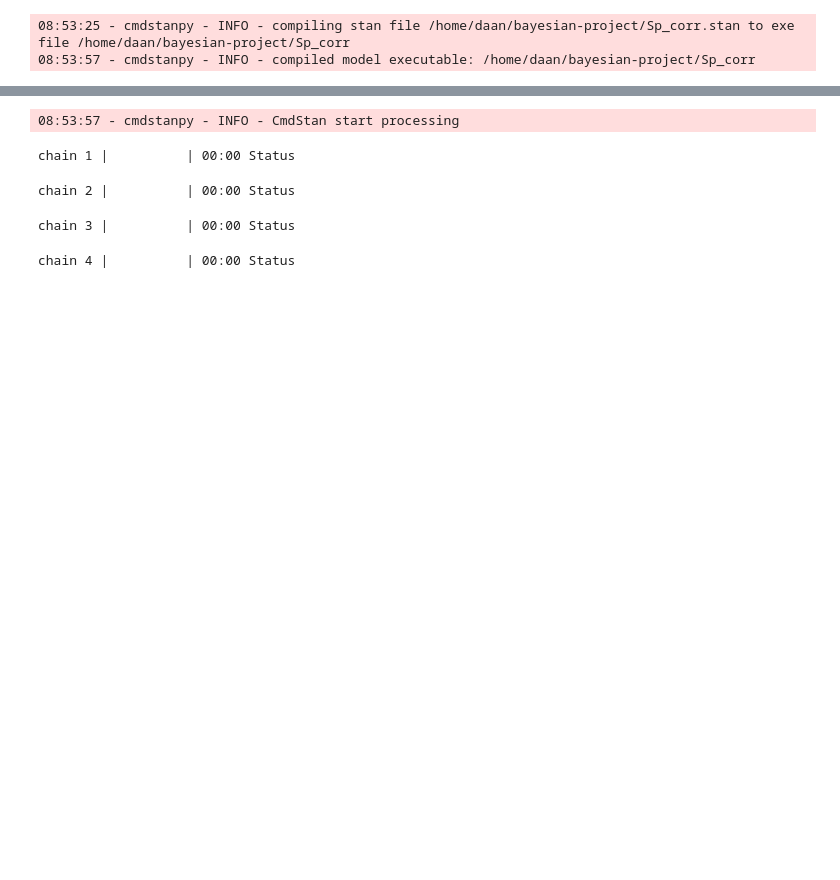
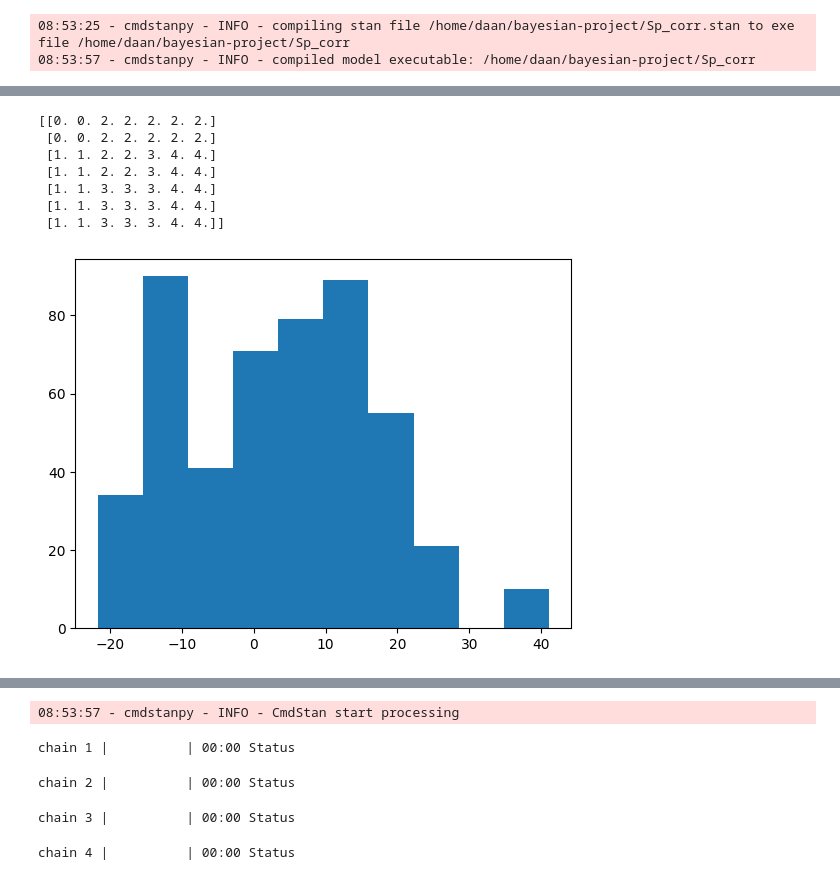
Before and after one commit to richilazza99/bayesian-project, a Jupyter notebook: Spatially_correlated_Simulated_Dataset.ipynb, the cells around one changed output, grey strips where cells are left out. Cells and saved outputs as stored; diff of their text form; code cells hidden in the pictures; blank space fills up the shorter version.

Commit message:
Now with dataset (7x7) 2 other dataset available: (10x10) from paper and (2x2) to test the code in markdown cell change cell type to use them

```diff
--- a/Spatially_correlated_Simulated_Dataset.ipynb
+++ b/Spatially_correlated_Simulated_Dataset.ipynb
@@ -251,0 +243,70 @@ print(Square_clus)
+# %%
+I = 49
+T = 10
+P = 3
+means = np.array([-5, 0, 5, -10, 10]) #vector of possible mean
+true_beta=np.array([[+5, +10 ,-3],[-5, +10, +3],[12 ,-4 ,0],[-1,-1,-1],[10,0,-9]])
+W_raw= np.zeros((I,I))
+true_clus=np.zeros((I,1),int)
+
+
+#Put the i in a matrix(7x7) saved by the sequence of rows
+# W(i,j)=1 if i and j have a shared side or corner
+# Divided in 5 groups
+Square_clus= np.zeros((7,7))
+Square_clus[2:,0:2]=np.ones((5,2))
+Square_clus[0:2,2:]=2*np.ones((2,5))
+Square_clus[2:,2:5]=3*np.ones((5,3))
+Square_clus[2:4,2:4]=2*np.ones((2,2))
+Square_clus[2:,5:]=4*np.ones((5,2))
+
+for i in range(I):
+    W_raw[i,i]=1
+    col_ind_i=int(i%7)
+    row_ind_i=int((i-col_ind_i)/7)
+    true_clus[i]= Square_clus[row_ind_i,col_ind_i]
+    for j in range(i):
+        col_ind_j=int(j%7)
+        row_ind_j=int((j-col_ind_j)/7)
+
+        if(abs(row_ind_i-row_ind_j)<=1 and abs(col_ind_i-col_ind_j)<=1):
+            W_raw[i,j]=1
+            W_raw[j,i]=1
+
+#Build X random
+X = np.ones((I*T,P+1)) # in this way the first column is made by one
+for i in range(I*T):
+   X[i,1:] = np.random.normal(loc=1,size= P) #the other P covariates are choosen randomly
+
+#Build xis
+tau2=0.3
+rho=0.2
+v=np.matmul(W_raw,np.ones((I,1)))
+v=np.reshape(v,I)
+invQ=np.linalg.inv(rho*(np.diag(v)-W_raw)+(1-rho)*np.eye(I))
+diag_matrix_xis=0.3*np.eye(I) #diag(xis)
+
+#Build W temporal autoregressive element
+W=np.zeros((I,T))
+W[:,0]=np.random.multivariate_normal(mean=np.zeros(I),cov=invQ*tau2)
+for t in range(T-1):
+    W[:,t+1]=np.random.multivariate_normal(mean=np.matmul(diag_matrix_xis,W[:,t]), cov=invQ*tau2)
+
+#Build Y
+y = np.zeros(I*T)
+for i in range(I): #for each areal location
+    loc=means[true_clus[i]]+np.sum(true_beta[true_clus[i],:]*X[i,1:])+W[i,:]
+    y[T*(i):T*(i+1)] = np.random.normal(loc=loc,size= T) #sample for all the time from the cluster choosen
+    # this are the data related to areal i for all time until T
+plt.hist(y)
+
+print(Square_clus)
+# %% [output]
+[[0. 0. 2. 2. 2. 2. 2.]
+ [0. 0. 2. 2. 2. 2. 2.]
+ [1. 1. 2. 2. 3. 4. 4.]
+ [1. 1. 2. 2. 3. 4. 4.]
+ [1. 1. 3. 3. 3. 4. 4.]
+ [1. 1. 3. 3. 3. 4. 4.]
+ [1. 1. 3. 3. 3. 4. 4.]]
+[figure, added]
```
Also changed, not shown: parts of 8 cells of this notebook.
